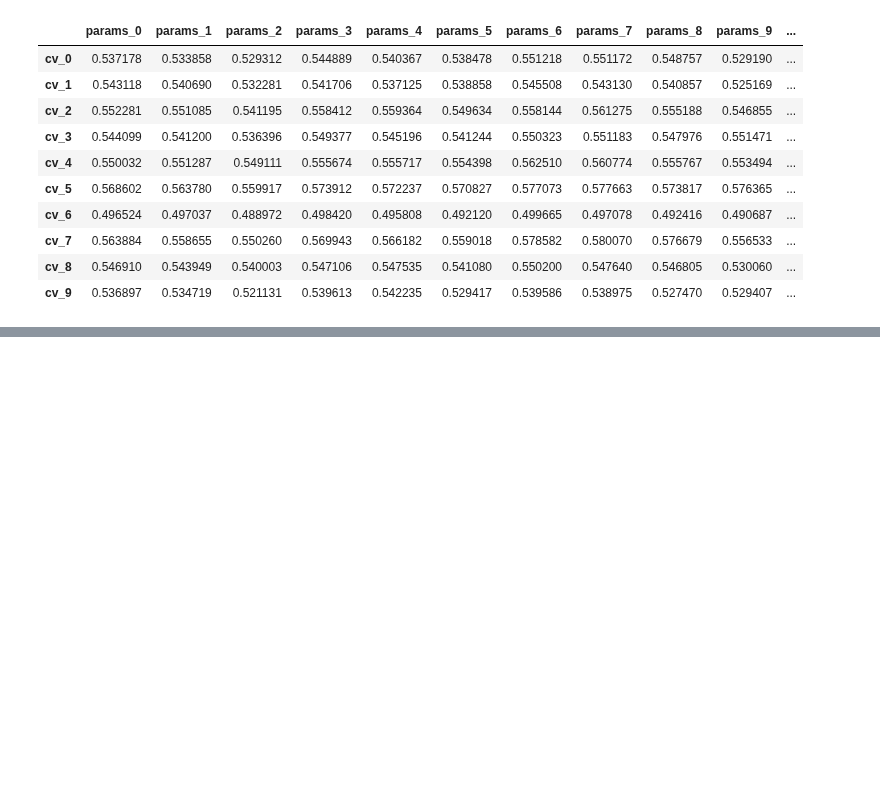
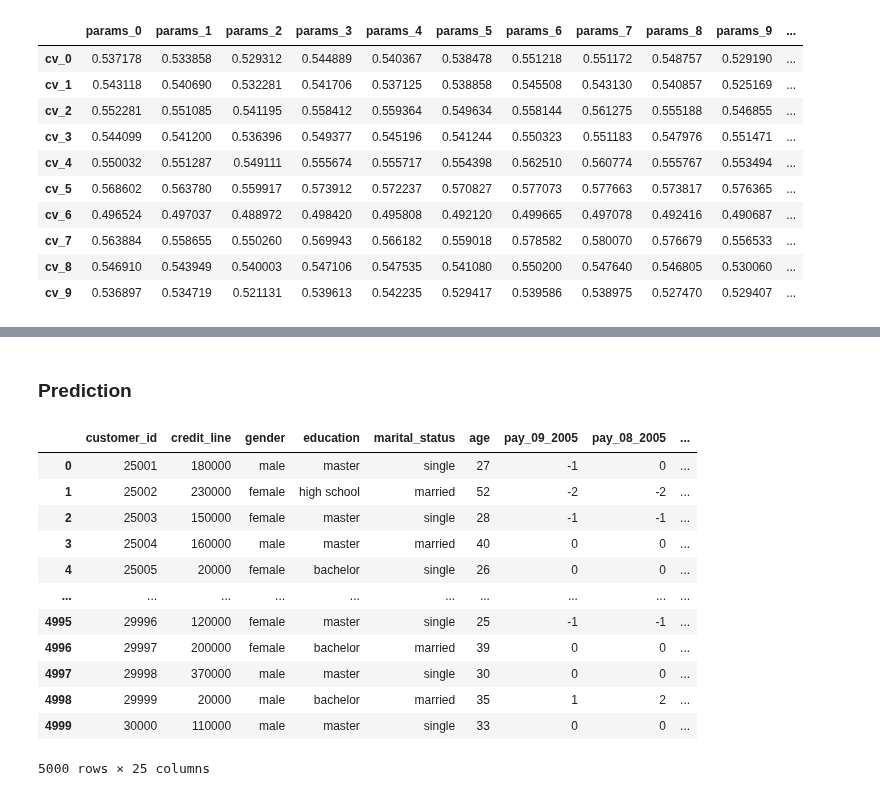
Before and after one commit to ryq99/Use_Case_Backlogs, a Jupyter notebook: credit-card-default-classification.ipynb, the cells around one changed output, grey strips where cells are left out. Cells and saved outputs as stored; diff of their text form; code cells hidden in the pictures; blank space fills up the shorter version.

Commit message:
created prediction path

```diff
--- a/credit-card-default-classification.ipynb
+++ b/credit-card-default-classification.ipynb
@@ -54,7 +58,6 @@ def assign_columns(df, is_training=True):
     return df
 
 train = assign_columns(train)
-test = assign_columns(test, is_training=False)
 # %%
 train.head()
 # %% [output]
@@ -130,19 +139,3 @@ plt.ylabel('Ratio');
 [figure]
 # %% [markdown]
 ### Modeling
-# %%
-# set customer id and credit line as index
-try:
-    train = train.set_index(keys=['customer_id', 'credit_line'])
-except:
-    pass
-
-# convert categorical features into binary features
-if 'gender_female' not in train.columns:
-    train = pd.concat([train, pd.get_dummies(train[['gender', 'education', 'marital_status']])], axis=1)
-train = train.drop(columns=['gender', 'education', 'marital_status'], errors='ignore')
-
-# normalization & standardization
-std_scaler = StandardScaler()
-std_scaler.fit(train.drop(columns=['is_default']))
-X_train_std_scale = pd.DataFrame(std_scaler.transform(train.drop(columns=['is_default'])), columns=train.drop(columns=['is_default']).columns)
@@ -590,0 +617,9 @@ print('best params({:d}): {}'.format(np.argmax(roc_auc_results.mean()), tuner.cv
+# %%
+# retrain the model on train set
+model = GradientBoostingClassifier(loss='deviance',
+                                   n_estimators=100,
+                                   subsample=0.8,
+                                   max_features='auto',
+                                   learning_rate=0.1,
+                                   criterion='mse')
+model.fit(x_train, y_train)
@@ -590,0 +648,35 @@ print('best params({:d}): {}'.format(np.argmax(roc_auc_results.mean()), tuner.cv
+# %% [markdown]
+### Prediction
+# %%
+def get_predictions(data, scaler, model, result='proba'):
+    """Prediction path."""
+    inputs = (
+        data.pipe(assign_columns, is_training=False)
+            .pipe(ordinal2categorical)
+            .pipe(set_data_index)
+            .pipe(categorical2binary)
+            .pipe(feature_norm_std_scaler, is_training=False, scaler=scaler)
+             )
+    if result == 'proba':
+        pred = model.predict_proba(inputs)
+    else:
+        pred = model.predict(inputs)
+
+    return pred
+# %%
+# test predictions as default probabilities
+pd.concat([test, pd.DataFrame(np.round(get_predictions(test, scaler, model, result='proba')[:, 1], 3), columns=['default_proba'])], axis=1)
+# %% [output]
+|  | customer_id | credit_line | gender | education | marital_status | age | pay_09_2005 | pay_08_2005 | ... |
+| 0 | 25001 | 180000 | male | master | single | 27 | -1 | 0 | ... |
+| 1 | 25002 | 230000 | female | high school | married | 52 | -2 | -2 | ... |
+| 2 | 25003 | 150000 | female | master | single | 28 | -1 | -1 | ... |
+| 3 | 25004 | 160000 | male | master | married | 40 | 0 | 0 | ... |
+| 4 | 25005 | 20000 | female | bachelor | single | 26 | 0 | 0 | ... |
+| ... | ... | ... | ... | ... | ... | ... | ... | ... | ... |
+| 4995 | 29996 | 120000 | female | master | single | 25 | -1 | -1 | ... |
+| 4996 | 29997 | 200000 | female | bachelor | married | 39 | 0 | 0 | ... |
+| 4997 | 29998 | 370000 | male | master | single | 30 | 0 | 0 | ... |
+| 4998 | 29999 | 20000 | male | bachelor | married | 35 | 1 | 2 | ... |
+| 4999 | 30000 | 110000 | male | master | single | 33 | 0 | 0 | ... |
+5000 rows × 25 columns
```
Also changed, not shown: parts of 18 cells of this notebook.
